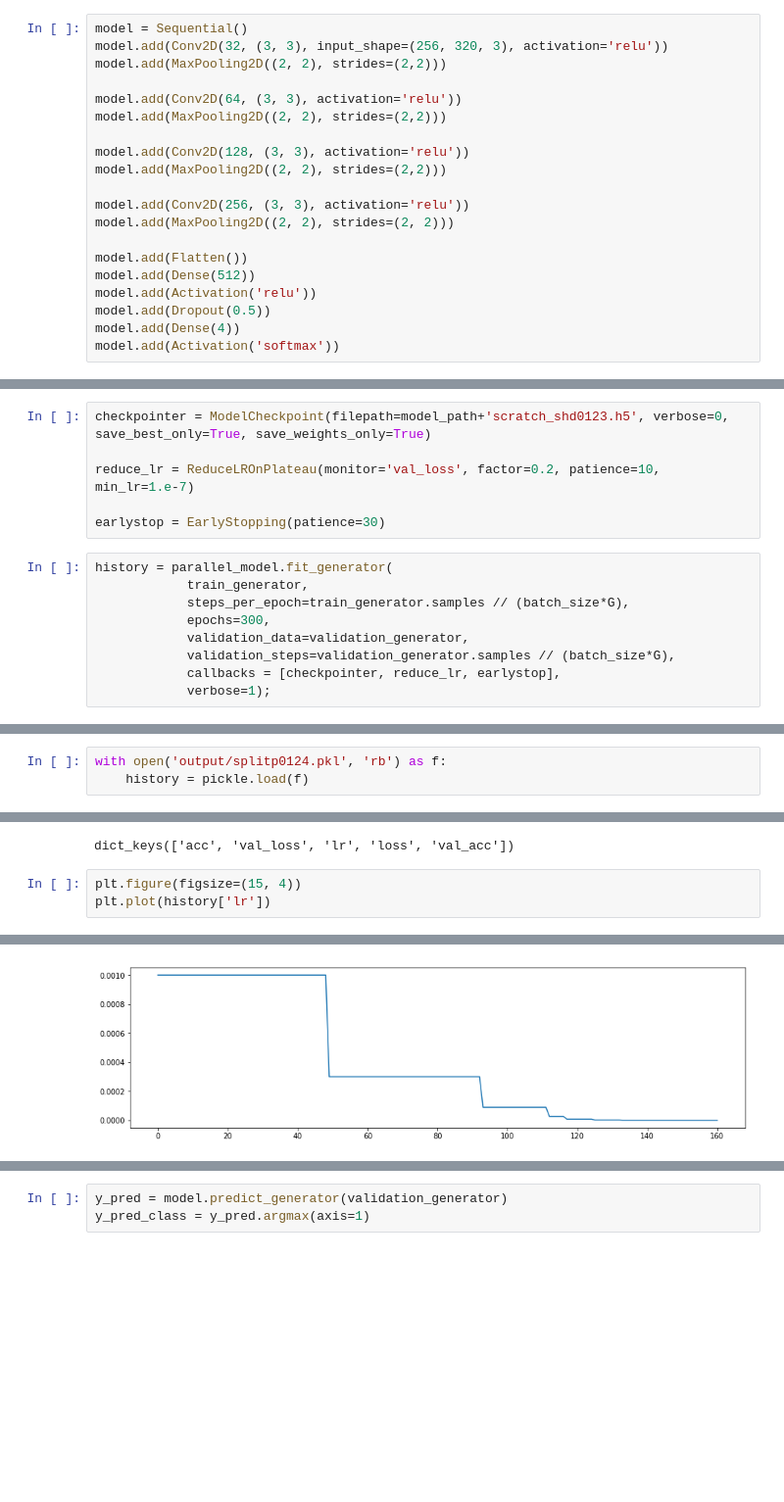
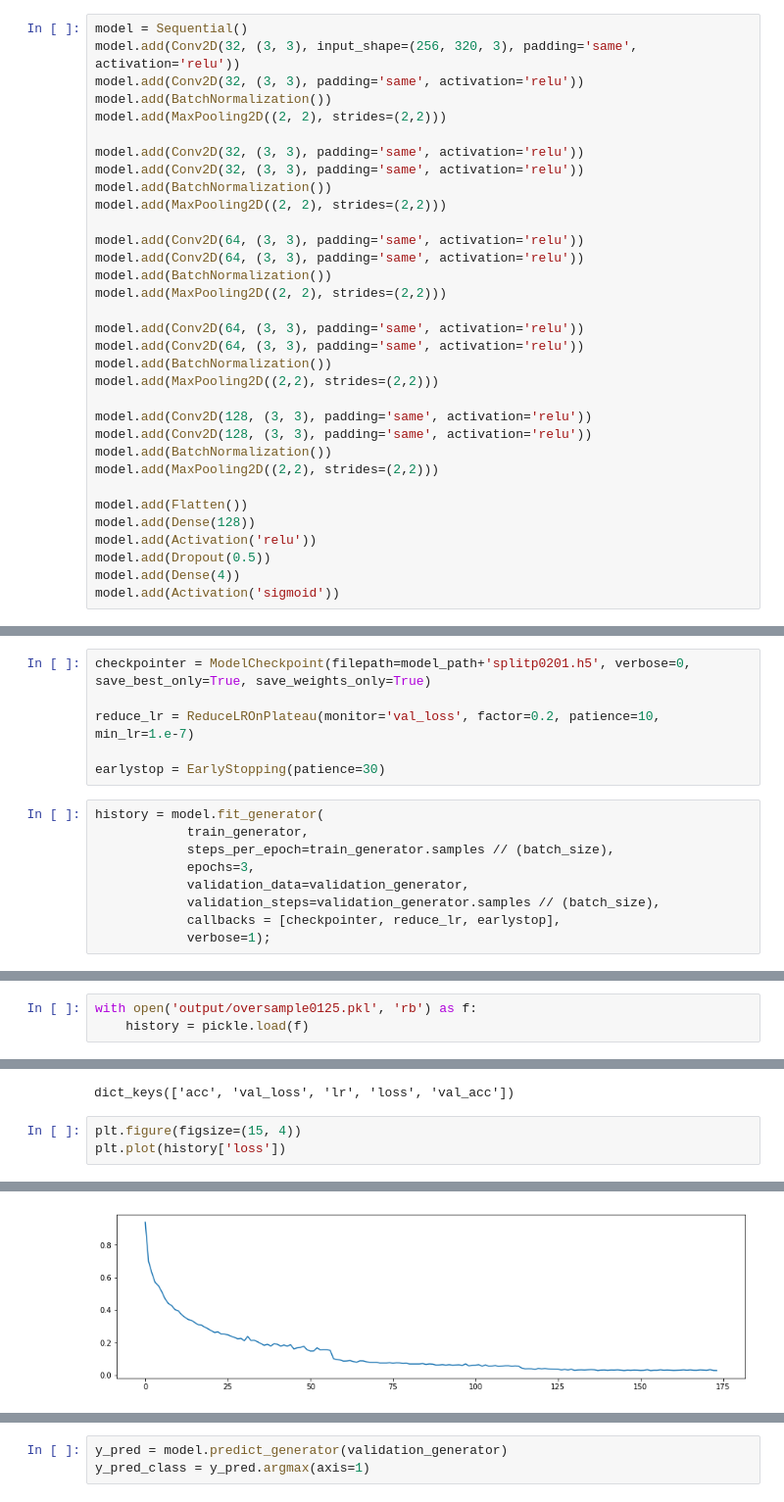
Before and after one commit to wenshuoliu/DLproj, a Jupyter notebook: UC_colonoscopy/scratch.ipynb, the cells around one changed output, grey strips where cells are left out. Shown: that part at 98% size. Saved outputs shown, nothing was run; the diff lists cells and outputs as text; blank space fills up the shorter version.

Commit message:
Tried deeper nets, different splitting. Added evaluation of results: crosstab and roc curves.

```diff
--- a/UC_colonoscopy/scratch.ipynb
+++ b/UC_colonoscopy/scratch.ipynb
@@ -132,42 +135,55 @@ ________________________________________________________________________________
 ### Single-GPU Model
 # %%
 model = Sequential()
-model.add(Conv2D(32, (3, 3), input_shape=(256, 320, 3), activation='relu'))
+model.add(Conv2D(32, (3, 3), input_shape=(256, 320, 3), padding='same', activation='relu'))
+model.add(Conv2D(32, (3, 3), padding='same', activation='relu'))
+model.add(BatchNormalization())
 model.add(MaxPooling2D((2, 2), strides=(2,2)))
 
-model.add(Conv2D(64, (3, 3), activation='relu'))
+model.add(Conv2D(32, (3, 3), padding='same', activation='relu'))
+model.add(Conv2D(32, (3, 3), padding='same', activation='relu'))
+model.add(BatchNormalization())
 model.add(MaxPooling2D((2, 2), strides=(2,2)))
 
-model.add(Conv2D(128, (3, 3), activation='relu'))
+model.add(Conv2D(64, (3, 3), padding='same', activation='relu'))
+model.add(Conv2D(64, (3, 3), padding='same', activation='relu'))
+model.add(BatchNormalization())
 model.add(MaxPooling2D((2, 2), strides=(2,2)))
 
-model.add(Conv2D(256, (3, 3), activation='relu'))
-model.add(MaxPooling2D((2, 2), strides=(2, 2)))
+model.add(Conv2D(64, (3, 3), padding='same', activation='relu'))
+model.add(Conv2D(64, (3, 3), padding='same', activation='relu'))
+model.add(BatchNormalization())
+model.add(MaxPooling2D((2,2), strides=(2,2)))
+
+model.add(Conv2D(128, (3, 3), padding='same', activation='relu'))
+model.add(Conv2D(128, (3, 3), padding='same', activation='relu'))
+model.add(BatchNormalization())
+model.add(MaxPooling2D((2,2), strides=(2,2)))
 
 model.add(Flatten())
-model.add(Dense(512))
+model.add(Dense(128))
 model.add(Activation('relu'))
 model.add(Dropout(0.5))
 model.add(Dense(4))
-model.add(Activation('softmax'))
+model.add(Activation('sigmoid'))
 # %%
 adam = Adam()
 model.compile(loss='categorical_crossentropy',
               optimizer=adam,
               metrics=['accuracy'])
 # %%
-checkpointer = ModelCheckpoint(filepath=model_path+'scratch_shd0123.h5', verbose=0, save_best_only=True, save_weights_only=True)
+checkpointer = ModelCheckpoint(filepath=model_path+'splitp0201.h5', verbose=0, save_best_only=True, save_weights_only=True)
 
 reduce_lr = ReduceLROnPlateau(monitor='val_loss', factor=0.2, patience=10, min_lr=1.e-7)
 
 earlystop = EarlyStopping(patience=30)
 # %%
-history = parallel_model.fit_generator(
+history = model.fit_generator(
             train_generator,
-            steps_per_epoch=train_generator.samples // (batch_size*G),
-            epochs=300,
+            steps_per_epoch=train_generator.samples // (batch_size),
+            epochs=3,
             validation_data=validation_generator,
-            validation_steps=validation_generator.samples // (batch_size*G),
+            validation_steps=validation_generator.samples // (batch_size),
             callbacks = [checkpointer, reduce_lr, earlystop],
             verbose=1);
 # %% [output]
@@ -211,7 +206,7 @@ hist
 # %% [markdown]
 ## Result evaluation
 # %%
-with open('output/splitp0124.pkl', 'rb') as f:
+with open('output/oversample0125.pkl', 'rb') as f:
     history = pickle.load(f)
 # %%
 history.keys()
@@ -219,8 +214,8 @@ history.keys()
 dict_keys(['acc', 'val_loss', 'lr', 'loss', 'val_acc'])
 # %%
 plt.figure(figsize=(15, 4))
-plt.plot(history['lr'])
+plt.plot(history['loss'])
 # %% [output]
 [<matplotlib.lines.Line2D at 0x...>]
-[figure, old version]
+[figure, new version]
 # %%
```
Also changed, not shown: parts of 22 cells of this notebook, 3 other files.
